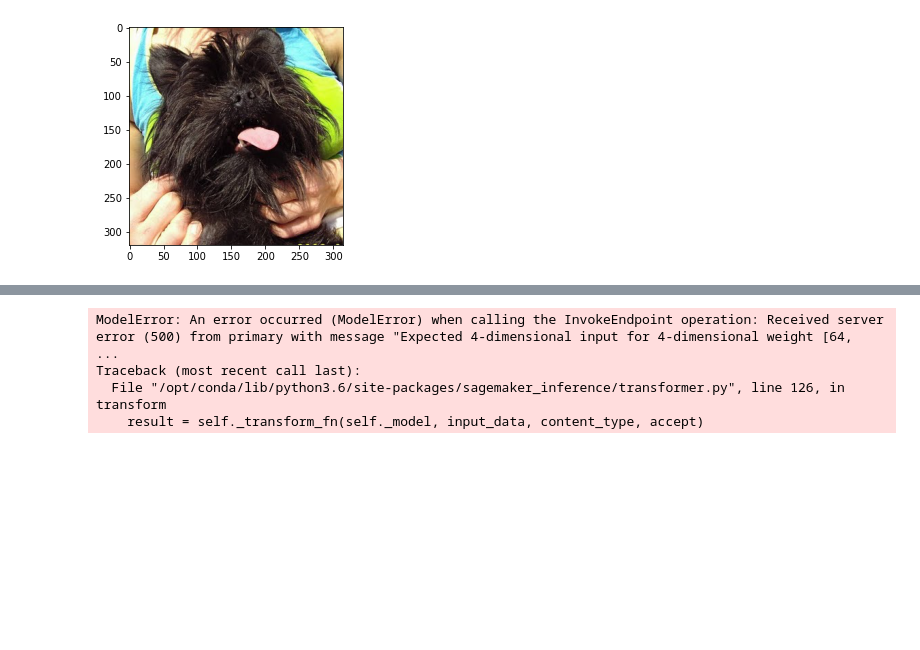
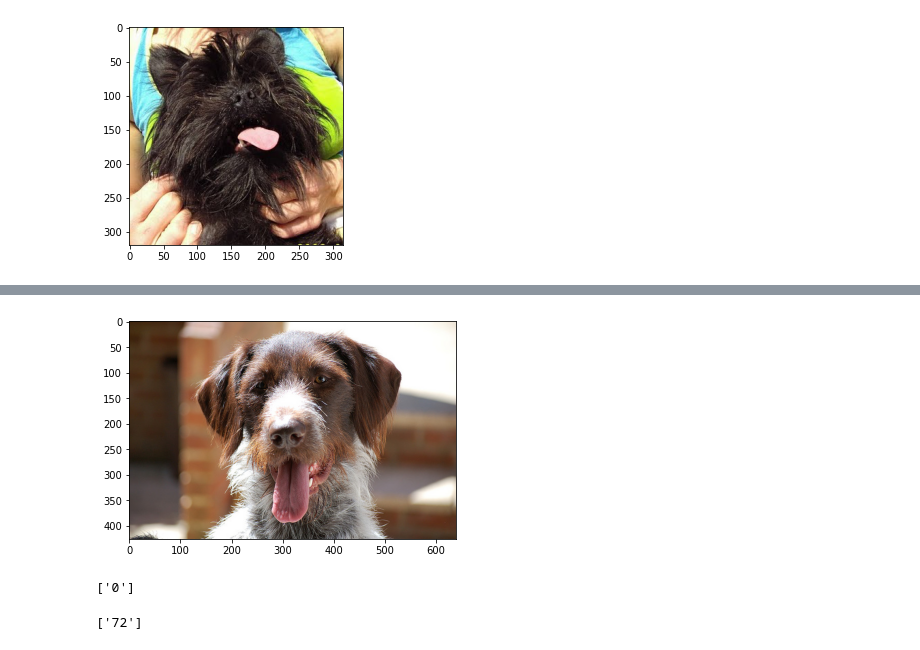
Before and after one commit to nick0lay/CD0387-deep-learning-topics-within-computer-vision-nlp-project-starter, a Jupyter notebook: train_and_deploy.ipynb, the cells around one changed output, grey strips where cells are left out. Saved outputs shown, nothing was run; the diff lists cells and outputs as text; code cells hidden in the pictures; blank space fills up the shorter version.

```diff
--- a/train_and_deploy.ipynb
+++ b/train_and_deploy.ipynb
@@ -621,62 +522,24 @@ print (inference_response)
-# %%
-# TODO: Run an prediction on the endpoint
-import numpy as np
-import torch
-file = 'opt/test/001.Affenpinscher/Affenpinscher_00003.jpg'
-
-# def unpickle(file):
-#     import pickle
-#     with open(file, 'rb') as fo:
-#         dict = pickle.load(fo, encoding='bytes')
-#     return dict
-
-# # images = np.frombuffer(f.read(), np.uint8, offset=16).reshape(-1, 28, 28).astype(np.float32)
-
-# image = unpickle(file)# TODO: Your code to load and preprocess image to send to endpoint for prediction
-
-# with open(file, "rb") as f:
-#     payload = f.read()
-#     image = bytearray(payload)
-# image=np.reshape(image[b'data'][0], (3, 224, 224))
-
-image = open(file, 'rb').read()
-image = bytearray(image)
-# print(image)
-
-# image=np.reshape(image, (3, 224, 224))
-
-import torchvision.transforms as transforms
-
-# image = image.convert('RGB')
-
-# img_dimension = 224
-# prediction_transform = transforms.Compose([
-#     transforms.Resize(img_dimension),
-#     transforms.CenterCrop(img_dimension),
-#     transforms.ToTensor(),
-#     transforms.Normalize([0.485, 0.456, 0.406], [0.229, 0.224, 0.225])
-# ])
-
-# # discard the transparent, alpha channel (that's the :3) and add the batch dimension
-# image = prediction_transform(image)[:3,:,:].unsqueeze(0)
-
-# # image = image.resize((224, 224))
-
-# image = getImageTensor(file, prediction_transform)
-# image = torch.unsqueeze(image, 0)
-# response = predictor.predict(image)
-# response = predictor.predict(image, initial_args={'ContentType': 'application/x-image'})
-
-# From official guide
-# https://docs.aws.amazon.com/sagemaker/latest/dg/neo-requests-sdk.html
-image = open(file, 'rb').read()
-response = predictor.predict(data=image)
-print(response)
-# %% [output]
-ModelError: An error occurred (ModelError) when calling the InvokeEndpoint operation: Received server error (500) from primary with message "Expected 4-dimensional input for 4-dimensional weight [64,  ...
-Traceback (most recent call last):
-  File "/opt/conda/lib/python3.6/site-packages/sagemaker_inference/transformer.py", line 126, in transform
-    result = self._transform_fn(self._model, input_data, content_type, accept)
+# %%
+from PIL import Image
+file1 = 'test_img/German_wirehaired_pointer_05027.jpg'
+image = Image.open(file1)
+plt.imshow(image)
+plt.show()
+# %% [output]
+[figure, added]
+# %%
+# TODO: Run an prediction on the endpoint
+image = open(file, 'rb').read()
+response = predictor.predict(data=image)
+print(response)
+# %% [output]
+['0']
+# %%
+image = open(file1, 'rb').read()
+response = predictor.predict(data=image)
+print(response)
+# %% [output]
+['72']
 # %%
 # TODO: Remember to shutdown/delete your endpoint once your work is done
 predictor.delete_endpoint()
```
Also changed, not shown: parts of 38 cells of this notebook, 21 other files.
